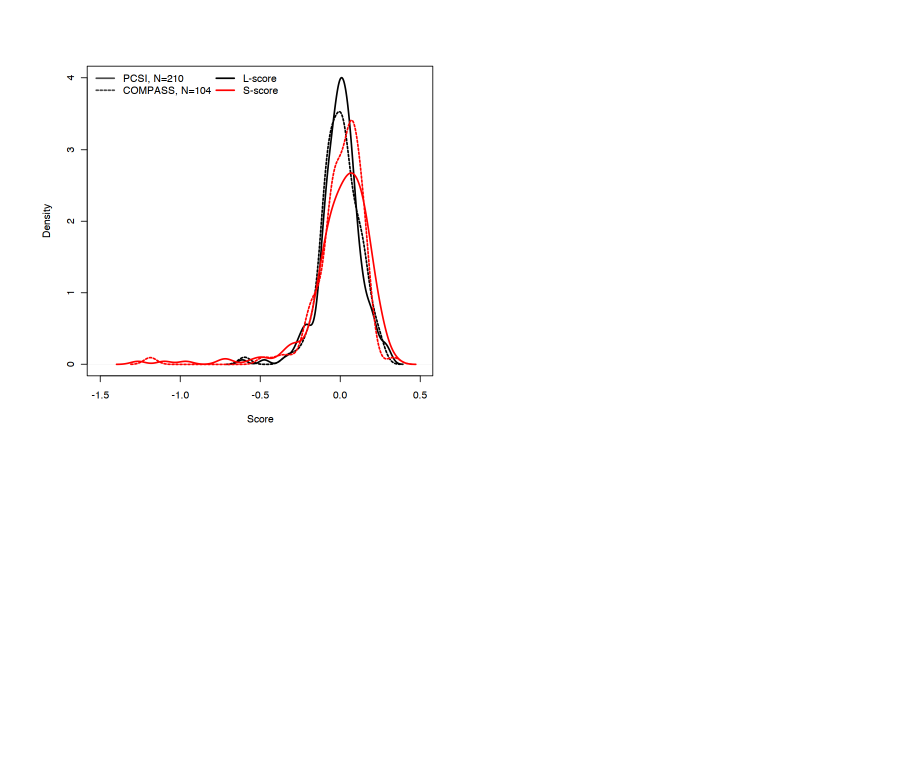
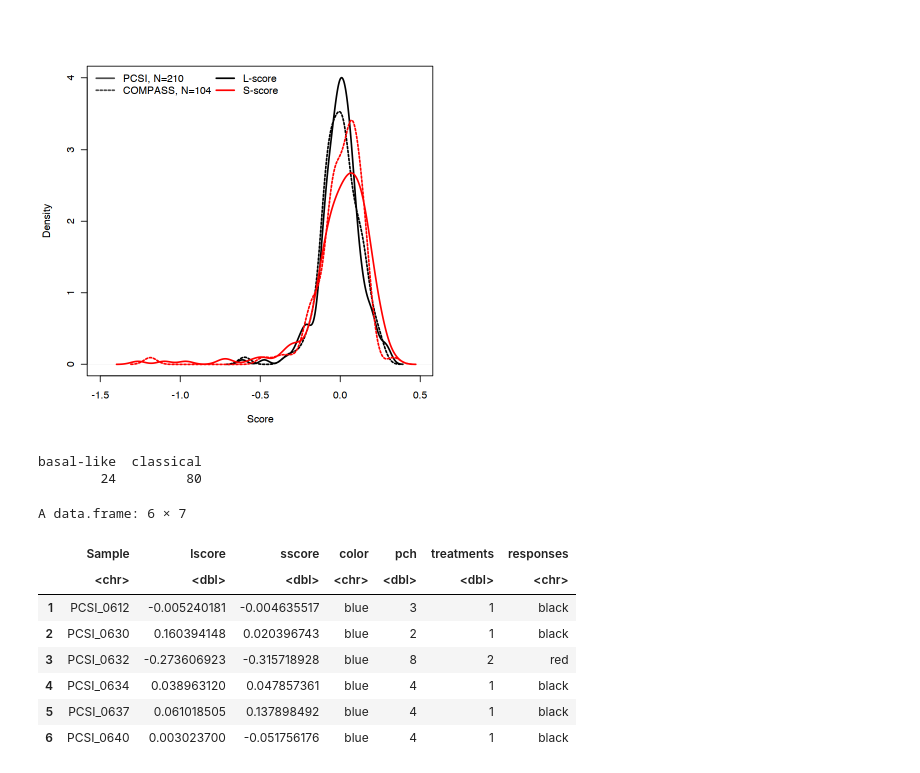
Before and after one commit to bhklab/RASDependencyScore, a Jupyter notebook: RASDSanalysis.ipynb, the cells around one changed output. Drawn from its saved outputs; the diff is of its cells as text; code cells hidden in the pictures; blank space fills up the shorter version.

```diff
--- a/RASDSanalysis.ipynb
+++ b/RASDSanalysis.ipynb
@@ -99,3 +99,50 @@ legend("topleft", legend=c("PCSI, N=210", "COMPASS, N=104", "L-score", "S-score"
     lty=c(1,2,1,1), lwd=2, col=c("grey30", "grey30", "black", "red"), ncol=2, bty="n")
 # %% [output]
 [figure]
+# %%
+## clinical info
+table(colData(compass)$Moffitt)
+moffitt_color <- rep("blue", nrow(results))
+moffitt_color[which(colData(compass)$Moffitt == "basal-like")] <- "gold"
+
+KRAS_mut <- colData(compass)$allele
+KRAS_mut[which(is.na(KRAS_mut))] <- "WT"
+KRAS_mut_factor <- as.factor(KRAS_mut)
+
+treatments <- colData(compass)$drug
+treatments[which(is.na(treatments))] <- "N/A"
+treatments[which(treatments == "None")] <- "N/A"
+treatments[which(treatments == "FFx-GA")] <- "N/A"
+treatments[which(treatments == "FFx-GA")] <- "N/A"
+treatments[which(treatments == "GA-FFx")] <- "N/A"
+treatments[which(treatments == "GA-gem")] <- "GA"
+treatments[which(treatments == "GA-IO")] <- "GA"
+treatments[which(treatments == "Gem-only")] <- "GA"
+treatments[which(treatments == "GA(PA7)")] <- "GA"
+treatments[which(treatments == "GA+BBI")] <- "GA"
+treatments[which(treatments == "PA7-GA")] <- "GA"
+treatments[which(treatments == "FFx+5FU")] <- "FFx"
+treatments <- as.factor(treatments)
+
+responses <- colData(compass)$tumorResponse
+responses_color <- rep("black", length(responses))
+responses_color[is.na(responses)] <- "grey40"
+responses_color[which(responses > 20)] <- "blue"
+responses_color[which(responses < -30)] <- "red"
+
+compassResults <- data.frame(Sample = results[,1], lscore = as.numeric(results[,2]),
+    sscore = as.numeric(results[,3]), color=moffitt_color, pch=as.numeric(KRAS_mut_factor),
+    treatments = as.numeric(treatments), responses = responses_color)
+head(compassResults)
+# %% [output]
+basal-like  classical
+        24         80
+A data.frame: 6 × 7
+|  | Sample | lscore | sscore | color | pch | treatments | responses |
+|  | <chr> | <dbl> | <dbl> | <chr> | <dbl> | <dbl> | <chr> |
+| 1 | PCSI_0612 | -0.005240181 | -0.004635517 | blue | 3 | 1 | black |
+| 2 | PCSI_0630 | 0.160394148 | 0.020396743 | blue | 2 | 1 | black |
+| 3 | PCSI_0632 | -0.273606923 | -0.315718928 | blue | 8 | 2 | red |
+| 4 | PCSI_0634 | 0.038963120 | 0.047857361 | blue | 4 | 1 | black |
+| 5 | PCSI_0637 | 0.061018505 | 0.137898492 | blue | 4 | 1 | black |
+| 6 | PCSI_0640 | 0.003023700 | -0.051756176 | blue | 4 | 1 | black |
```
Also changed, not shown: parts of 2 cells of this notebook, 1 other file.
